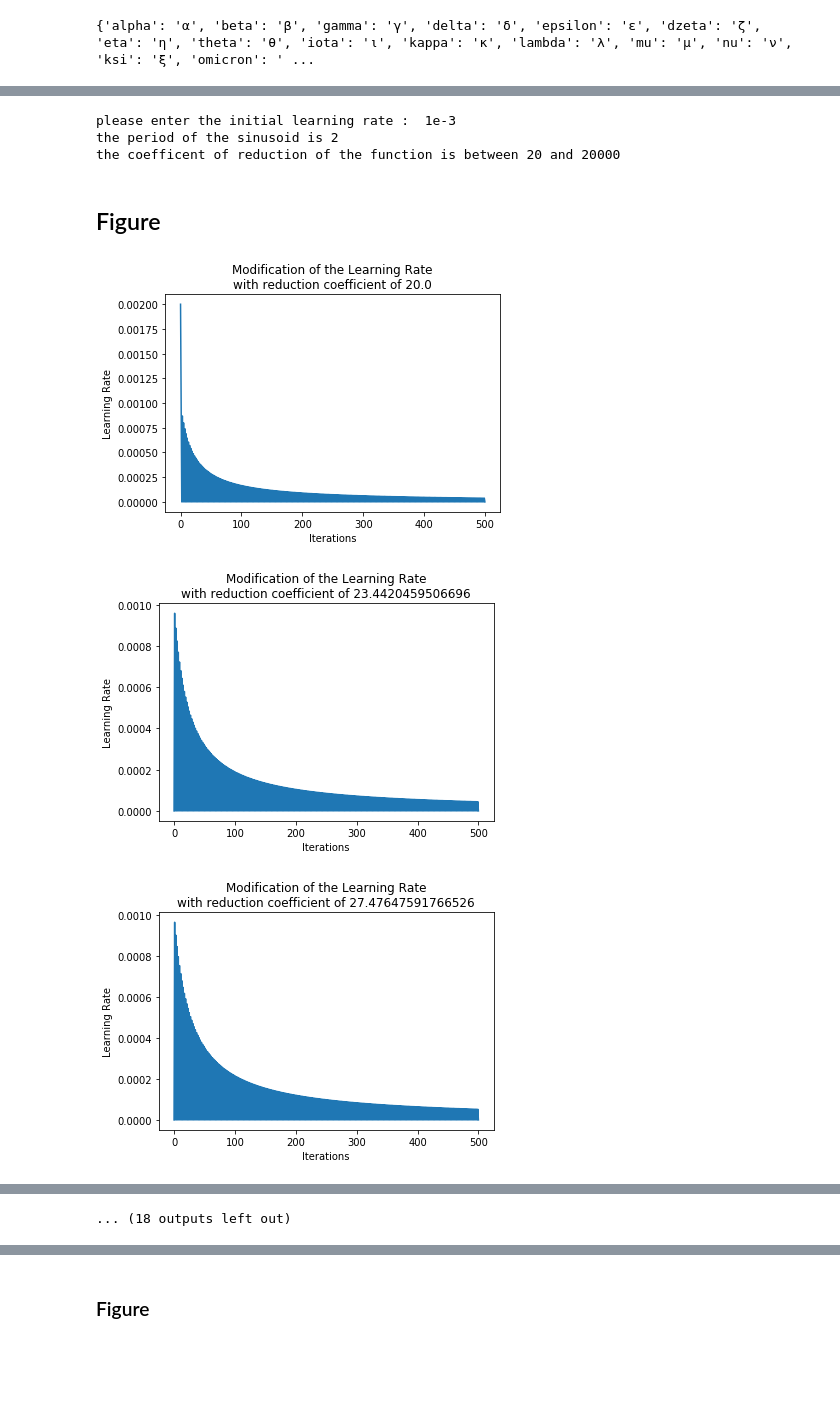
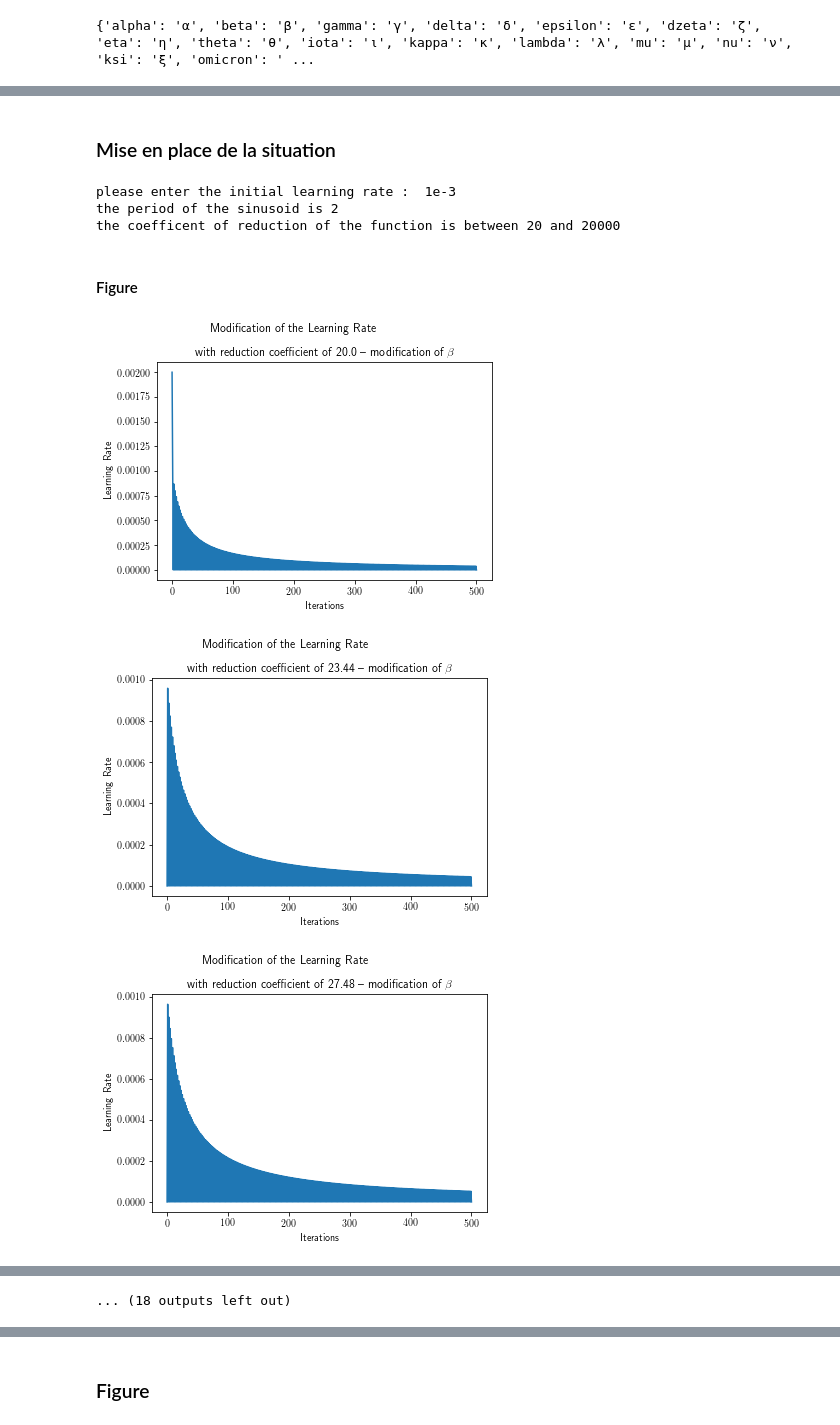
Before and after one commit to Dr3m0r4/traineeship, a Jupyter notebook: mmiv/lr_demo.ipynb, the cells around one changed output, grey strips where cells are left out. Saved outputs shown, nothing was run; the diff lists cells and outputs as text; code cells hidden in the pictures; blank space fills up the shorter version.

```diff
--- a/mmiv/lr_demo.ipynb
+++ b/mmiv/lr_demo.ipynb
@@ -25,0 +25,16 @@ print(Greek)
+# %%
+nb_iter = int(input("please enter the number of iterations"))
+tx = 2.0 # by how many we divide the learning rate
+mod = 3
+lr = eval(input('please enter the initial learning rate :'))
+
+X = range(nb_iter+1)
+Y = []
+
+for i in X :
+    Y.append(lr)
+    if i>0 and i%mod == 0:
+        lr = lr/tx
+
+X = np.array(X)
+Y = np.array(Y)
@@ -25,0 +63,16 @@ print(Greek)
+# %%
+nb_iter = int(input("please enter the number of iterations"))
+tx = float(input('please enter the reduction rate :')) # by how many we divide the learning rate
+mod = int(input('please enter the duration of each learning rate (in number of iterations) : '))
+lr = eval(input('please enter the initial learning rate :'))
+
+X = range(nb_iter+1)
+Y = []
+
+for i in X :
+    Y.append(lr)
+    if i>0 and i%mod == 0:
+        lr = lr/tx
+
+X = np.array(X)
+Y = np.array(Y)
@@ -26,3 +102,5 @@ print(Greek)
+# %% [markdown]
+### Mise en place de la situation
 # %%
 maxi = eval(input('please enter the initial learning rate : '))
 theta = 2 #float(input('please enter the period of sinusoid function : '))
@@ -53,16 +131,18 @@ for b in space :
     total.append(Y)
 total = np.array(total)
 # %% [markdown]
-## Figure
+#### Figure
 # %%
+plt.rc('text', usetex=True)
+
 for i in range(space.shape[0]) :
     plt.figure(i)
-    plt.title("Modification of the Learning Rate\nwith reduction coefficient of {}".format(space[i]))
+    plt.title(r'Modification of the Learning Rate\\\\with reduction coefficient of {} -- modification of $\beta$'.format(round(space[i], 2)))
     plt.plot(X, total[i])
     plt.xlabel("Iterations")
     plt.ylabel("Learning Rate")
     plt.show()
 # %% [output]
-[figure, old version]
+[figure, new version]
-[figure, old version]
+[figure, new version]
-[figure, old version]
+[figure, new version]
```
Also changed, not shown: parts of 43 cells of this notebook, 2 other files.
